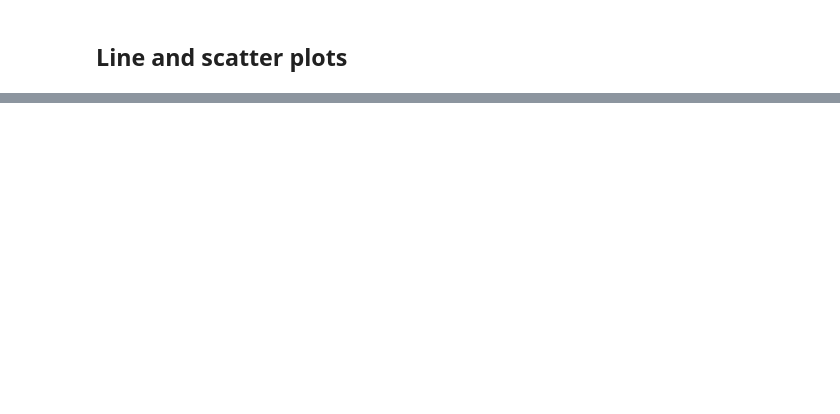
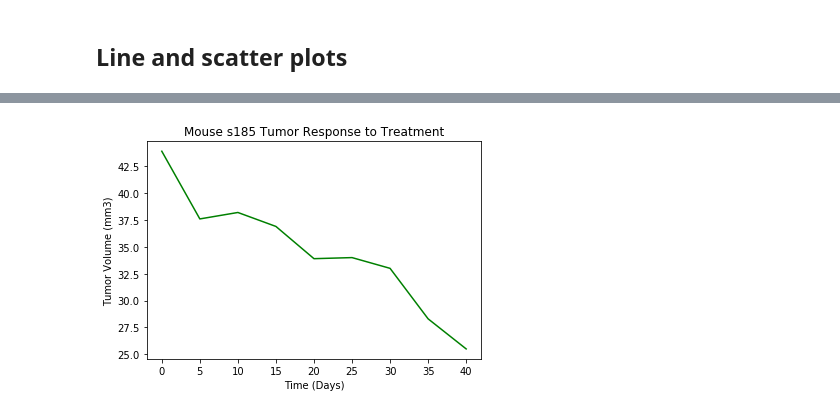
Before and after one commit to kyranduncan/Matplotlib_Challenge, a Jupyter notebook: pymaceuticals_starter.ipynb, the cells around one changed output, grey strips where cells are left out. Drawn from its saved outputs; the diff is of its cells as text; code cells hidden in the pictures; blank space fills up the shorter version.

Commit message:
line plot

```diff
--- a/pymaceuticals_starter.ipynb
+++ b/pymaceuticals_starter.ipynb
@@ -363,0 +384,11 @@ SyntaxError: unexpected character after line continuation character (<ipython-in
+# %%
+#plot mouse s185 timepoint vs tumor volume
+timepoint=np.array([0,5,10,15,20,25,30,35,40])
+tumorvol=np.array([43.9,37.6,38.2,36.9,33.9,34.0,33.0,28.3,25.5])
+plt.plot(timepoint, tumorvol, color='g')
+plt.xlabel('Time (Days)')
+plt.ylabel('Tumor Volume (mm3)')
+plt.title('Mouse s185 Tumor Response to Treatment')
+plt.show()
+# %% [output]
+[figure, added]
```
Also changed, not shown: parts of 8 cells of this notebook.
